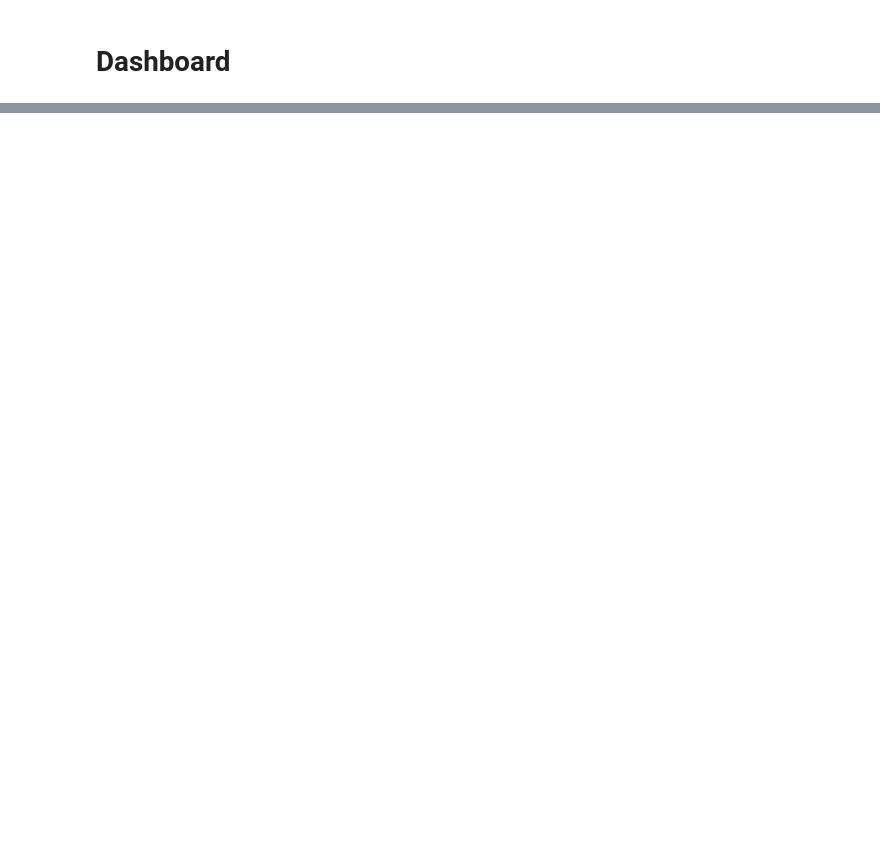
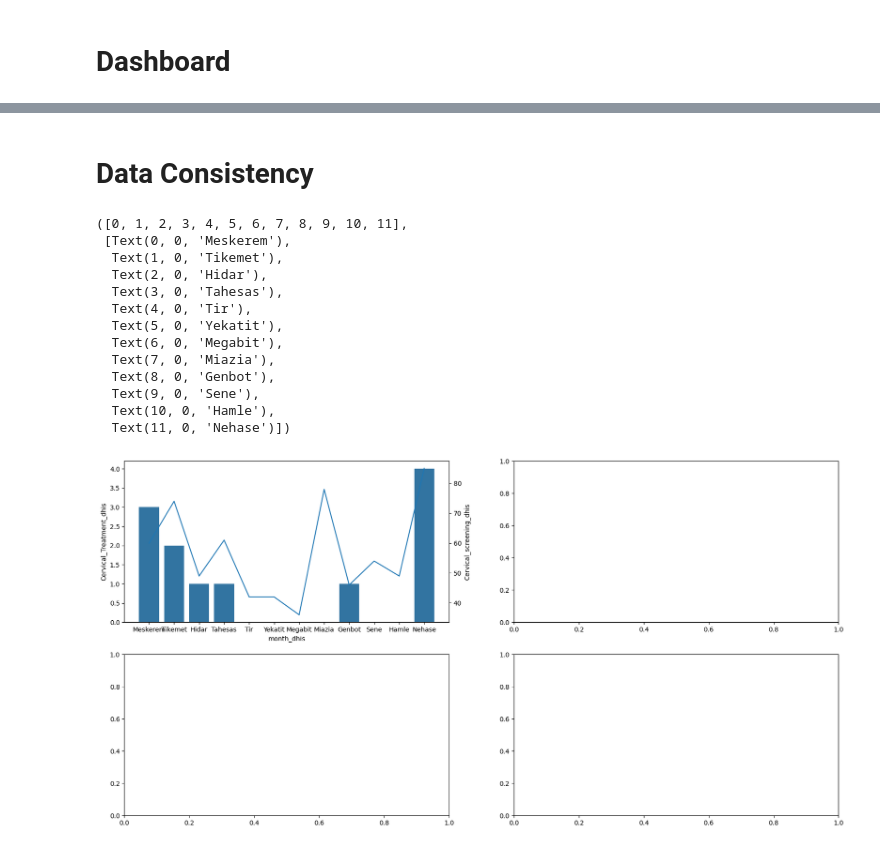
Before and after one commit to solomon7-data/Athlete, a Jupyter notebook: Practice.ipynb, the cells around one changed output, grey strips where cells are left out. Saved outputs shown, nothing was run; the diff lists cells and outputs as text; code cells hidden in the pictures; blank space fills up the shorter version.

```diff
--- a/Practice.ipynb
+++ b/Practice.ipynb
@@ -276,7 +276,7 @@ numeric = [
  'Treatment with LEEP',
  'Thermocoagulation']
 # %%
-df[numeric] = df[numeric].apply(pd.to_numeric,errors='coerce').round(0)
+df[numeric] = df[numeric].apply(pd.to_numeric,errors='coerce').astype('Int64')
 df[['month','year']] = df['yr_mnth'].str.split(' ',expand = True)
 # %%
 df['total_test'] = df['VCT'] + df['PITC']
@@ -318,0 +304,4 @@ df.head(10)
+# %%
+# drop the total row
+df = df.drop(df[df['month'] == 'Total'].index)
+df
@@ -550,0 +600,3 @@ WARNING:matplotlib.font_manager:findfont: Font family 'Times New Roman' not foun
+# %%
+#renaming the df columns with suffix _dhis since we are going to compare with the ptqit
+df.columns = df.columns + '_dhis'
@@ -550,0 +824,2 @@ WARNING:matplotlib.font_manager:findfont: Font family 'Times New Roman' not foun
+# %% [markdown]
+# Data Consistency
@@ -550,0 +837,27 @@ WARNING:matplotlib.font_manager:findfont: Font family 'Times New Roman' not foun
+# %%
+import matplotlib.pyplot as plt
+from matplotlib.lines import Line2D
+
+fig, axes = plt.subplots(2, 2, figsize=(20, 10))
+ax1 =axes[0, 0]
+
+sns.barplot(data = df,x = 'month_dhis' ,y= 'Cervical_Treatment_dhis',ax=ax1)
+ax2 = ax1.twinx()
+sns.lineplot(data = df,x = 'month_dhis' ,y= 'Cervical_screening_dhis',ax=ax2)
+
+plt.xticks(rotation=45)
+# %% [output]
+([0, 1, 2, 3, 4, 5, 6, 7, 8, 9, 10, 11],
+ [Text(0, 0, 'Meskerem'),
+  Text(1, 0, 'Tikemet'),
+  Text(2, 0, 'Hidar'),
+  Text(3, 0, 'Tahesas'),
+  Text(4, 0, 'Tir'),
+  Text(5, 0, 'Yekatit'),
+  Text(6, 0, 'Megabit'),
+  Text(7, 0, 'Miazia'),
+  Text(8, 0, 'Genbot'),
+  Text(9, 0, 'Sene'),
+  Text(10, 0, 'Hamle'),
+  Text(11, 0, 'Nehase')])
+[figure, added]
```
Also changed, not shown: parts of 21 cells of this notebook.
